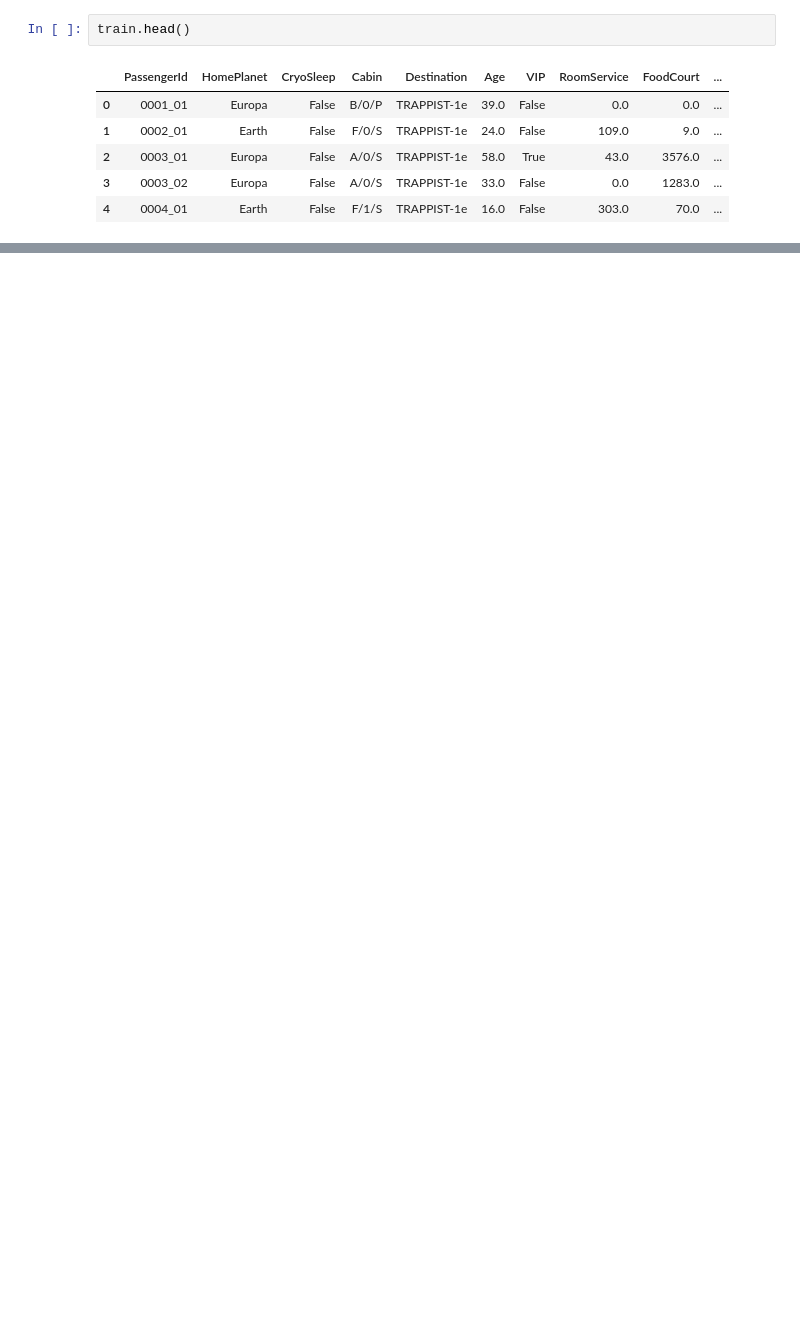
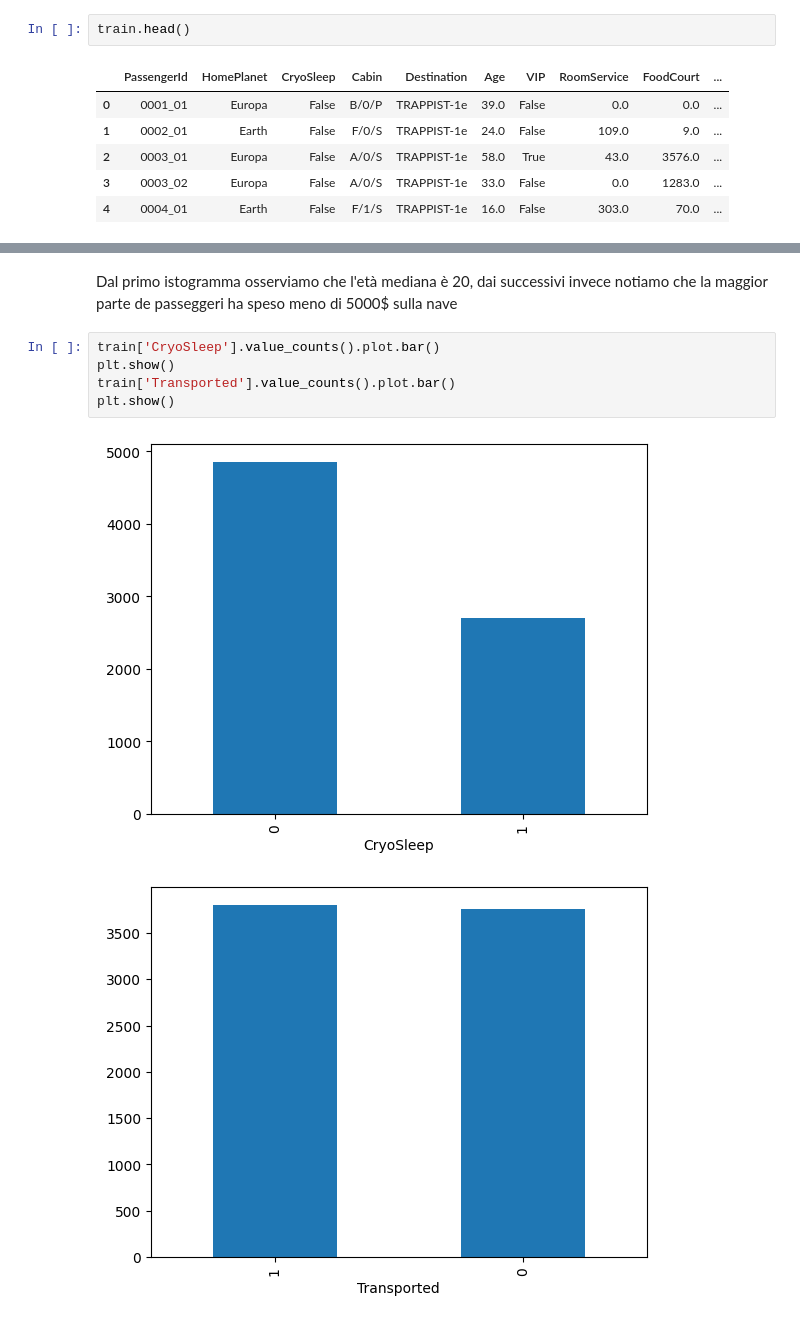
Before and after one commit to NickkGiannini/Kaggle_SpaceShipTitanic, a Jupyter notebook: spaceship-titanic.ipynb, the cells around one changed output, grey strips where cells are left out. Saved outputs shown, nothing was run; the diff lists cells and outputs as text; blank space fills up the shorter version.

```diff
--- a/spaceship-titanic.ipynb
+++ b/spaceship-titanic.ipynb
@@ -21,0 +175,10 @@ train.head()
+# %% [markdown]
+Dal primo istogramma osserviamo che l'età mediana è 20, dai successivi invece notiamo che la maggior parte de passeggeri ha speso meno di 5000$ sulla nave
+# %%
+train['CryoSleep'].value_counts().plot.bar()
+plt.show()
+train['Transported'].value_counts().plot.bar()
+plt.show()
+# %% [output]
+[figure, added]
+[figure, added]
```
Also changed, not shown: parts of 12 cells of this notebook.
